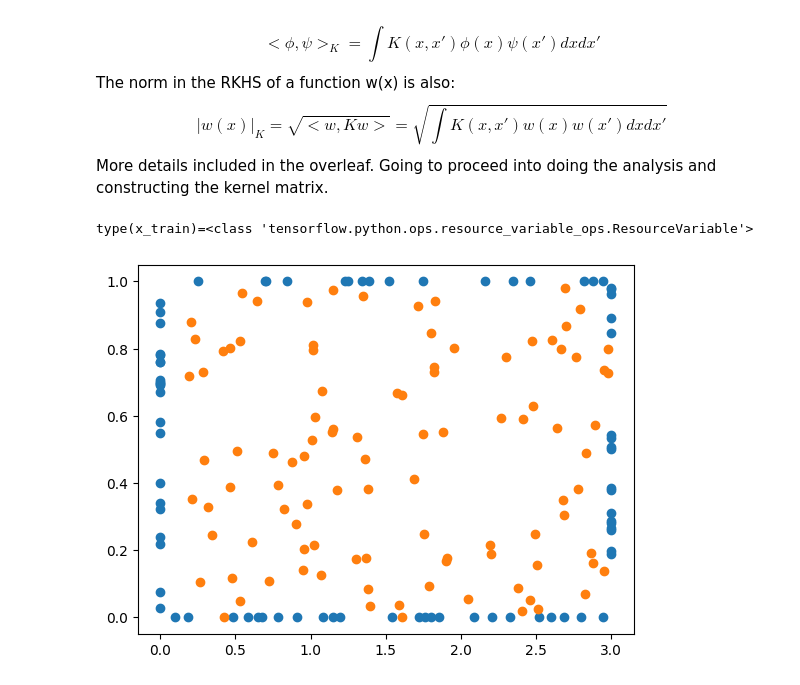
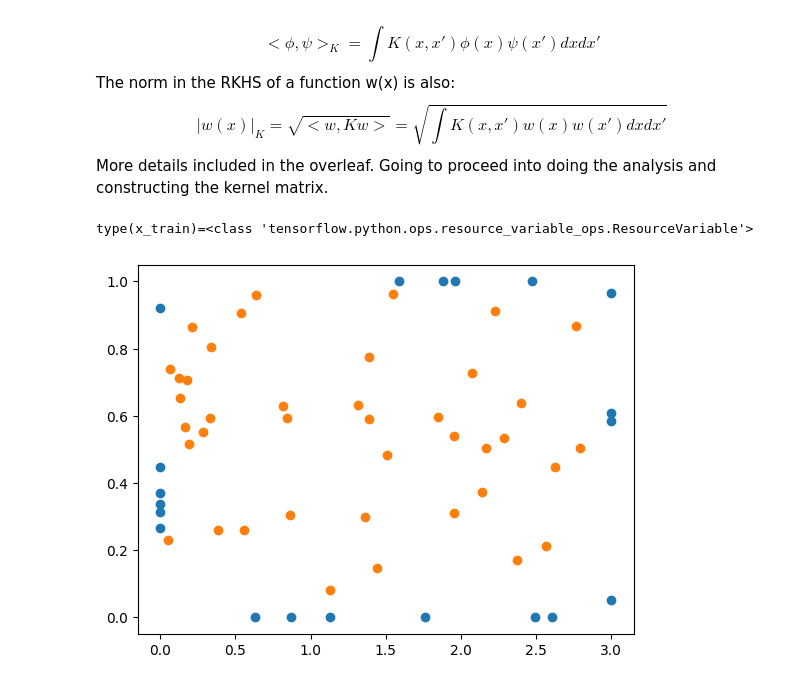
Before and after one commit to sean-engelstad/ml-pde-buckling, a Jupyter notebook: ml-gp/lin-static.ipynb, the cells around one changed output. Saved outputs shown, nothing was run; the diff lists cells and outputs as text; code cells hidden in the pictures.

```diff
--- a/ml-gp/lin-static.ipynb
+++ b/ml-gp/lin-static.ipynb
@@ -72,11 +72,31 @@ import tensorflow as tf
 import numpy as np
 import matplotlib.pyplot as plt
 
+# case = 'low'
+case = 'medium'
+# case = 'high'
+
+if case == 'high':
+    num_domain = 500
+    num_bndry = 100
+    num_test = 50
+elif case == 'medium':
+    num_domain = 40
+    num_bndry = 10
+    num_test = 50
+elif case == 'low':
+    num_domain = 10
+    num_bndry = 5
+    num_test = 5
+
 # num_domain = 1000
 # need lower numbers first since this is a dense matrix..
-num_domain = 100
-num_bndry = 40
-num_test = 50
+# num_domain = 100
+# num_bndry = 40
+# num_test = 50
+
+
+
 
 num_interior = num_domain
 
@@ -111,32 +131,32 @@ x2 = x_test[:,0:1]
 y2 = x_test[:,1:2]
 
 # generate boundary domain points
 N_b = num_bndry
 x_b1 = tf.random.uniform((N_b,1), lb[0], ub[0], dtype=DTYPE)
 y_b1 = lb[1] + (ub[1] - lb[1]) * \
     tf.keras.backend.random_bernoulli((N_b,1), 0.5, dtype=DTYPE)
 X_b1 = tf.concat([x_b1, y_b1], axis=1)
 
 # boundary data on x edges
 y_b2 = tf.random.uniform((N_b,1), lb[1], ub[1], dtype=DTYPE)
 x_b2 = lb[0] + (ub[0] - lb[0]) * \
     tf.keras.backend.random_bernoulli((N_b,1), 0.5, dtype=DTYPE)
 # print(f"{x_b2=}")
 X_b2 = tf.concat([x_b2, y_b2], axis=1)
 # print(f"{X_b2=}")
 # print(f"{x_b2=}")
 
 x_bndry = tf.Variable(tf.concat([X_b1, X_b2], axis=0), dtype=DTYPE)
 
 # plot the data to check
 plt.scatter(x_bndry[:,0], x_bndry[:,1])
 plt.scatter(x_train[:,0], x_train[:,1]) # only show 1000 of the points
 plt.show()
 
 # q vector
 _temp = np.array([q_load(x[i], y[i]) for i in range(num_domain)])
 q = tf.constant(_temp, shape=(num_domain,1), dtype=DTYPE)
 # %% [output]
 type(x_train)=<class 'tensorflow.python.ops.resource_variable_ops.ResourceVariable'>
-[figure, old version]
+[figure, new version]
 # %%
```
Also changed, not shown: parts of 13 cells of this notebook, 1 other file.
